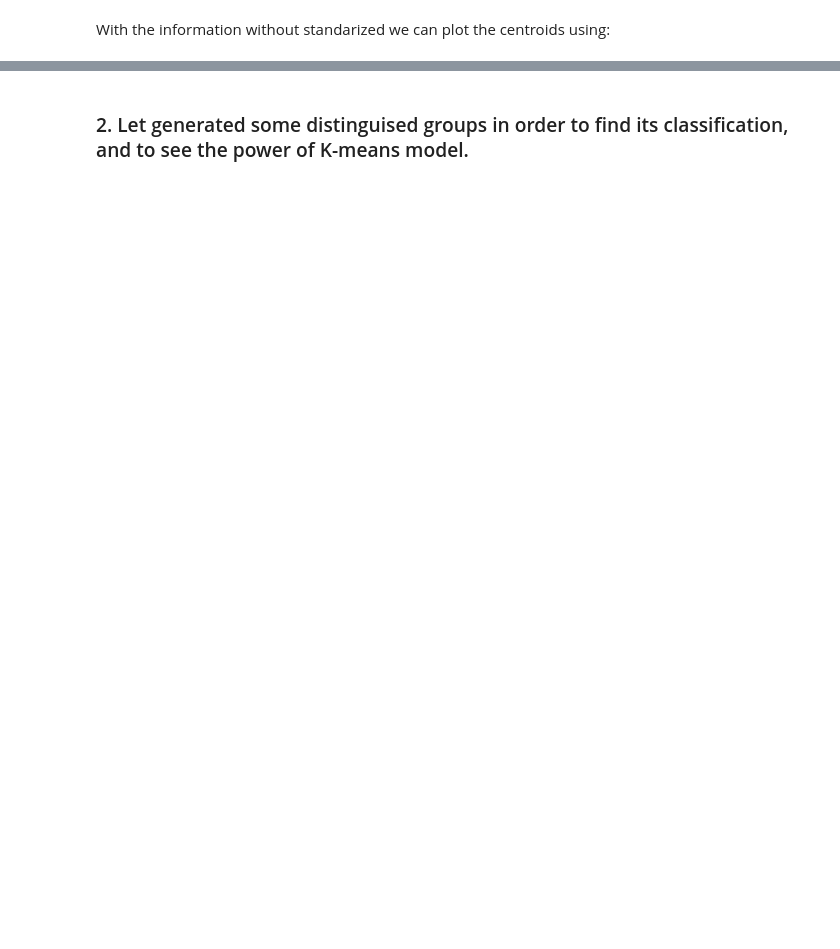
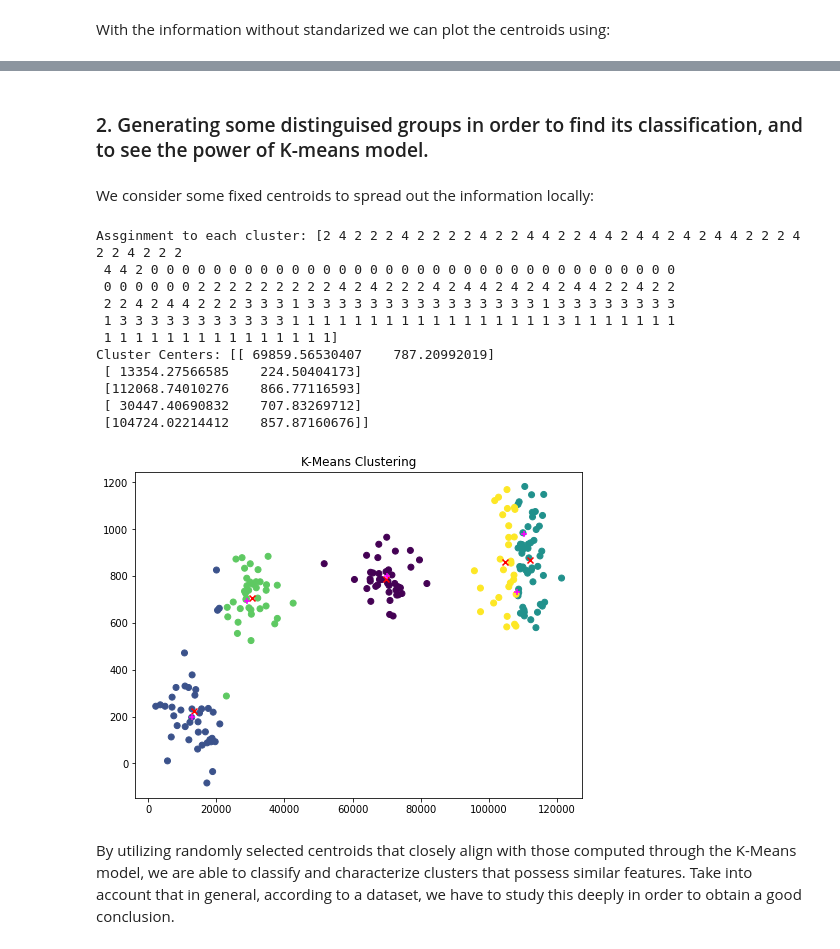
Before and after one commit to ajrianop/Machine-Learning-Notebooks, a Jupyter notebook: 03_KMeans.ipynb, the cells around one changed output, grey strips where cells are left out. Drawn from its saved outputs; the diff is of its cells as text; code cells hidden in the pictures; blank space fills up the shorter version.

```diff
--- a/03_KMeans.ipynb
+++ b/03_KMeans.ipynb
@@ -113,2 +141,64 @@ Cluster Centers: [[282.59259259 369.        ]
 # %% [markdown]
-### 2. Let generated some distinguised groups in order to find its classification, and to see the power of K-means model.
+### 2. Generating some distinguised groups in order to find its classification, and to see the power of K-means model.
+# %% [markdown]
+We consider some fixed centroids to spread out the information locally:
+# %%
+def randomDataSet(N, k):
+  '''
+  N = Amount of data set
+  k = Number of the partition of the data set
+  If k does not divide N, the amount of data set will be less
+  '''
+  np.random.seed(6)
+  numberClusterPoints = N / k
+  dataSet = []
+  centroids = []
+  for i in range(k):
+    centroidX = np.random.uniform(10000, 120000)
+    centroidY = np.random.uniform(100, 2000)
+    centroids.append([centroidX , centroidY])
+    for j in range(int(numberClusterPoints)):
+      dataSet.append([np.random.normal(centroidX, 5000), np.random.normal(centroidY, 100)])
+  centroids= np.array(centroids)
+  dataSet = np.array(dataSet)
+  return dataSet,centroids
+# %%
+#Generating the dataset
+ds=randomDataSet(200, 5)
+
+# Calling the K-Means model with 4 cluster
+model2 = KMeans(n_clusters=5)
+
+# In order to do an easy plot of the centroids we can use the data without standarized
+model2 = model2.fit(ds[0])
+
+# To each cluster is given a number, the following show how this assignment behaves.
+assigments2= model2.labels_
+print('Assginment to each cluster:', model2.labels_)
+
+# The cluster centers
+centroids2=model2.cluster_centers_
+print("Cluster Centers:", model2.cluster_centers_)
+
+# We plot the information given before:
+plt.figure(figsize=(8, 6))
+plt.scatter(ds[0][:,0], ds[0][:,1], c=model2.labels_.astype(float))
+plt.scatter(model2.cluster_centers_[:,0], model2.cluster_centers_[:,1], marker='x', c='red')
+plt.scatter(ds[1][:,0], ds[1][:,1], marker='+', c='magenta')
+plt.title('K-Means Clustering')
+plt.show()
+# %% [output]
+Assginment to each cluster: [2 4 2 2 2 4 2 2 2 2 4 2 2 4 4 2 2 4 4 2 4 4 2 4 2 4 4 2 2 2 4 2 2 4 2 2 2
+ 4 4 2 0 0 0 0 0 0 0 0 0 0 0 0 0 0 0 0 0 0 0 0 0 0 0 0 0 0 0 0 0 0 0 0 0 0
+ 0 0 0 0 0 0 2 2 2 2 2 2 2 2 2 4 2 4 2 2 2 4 2 4 4 2 4 2 4 2 4 4 2 2 4 2 2
+ 2 2 4 2 4 4 2 2 2 3 3 3 1 3 3 3 3 3 3 3 3 3 3 3 3 3 3 3 1 3 3 3 3 3 3 3 3
+ 1 3 3 3 3 3 3 3 3 3 3 3 1 1 1 1 1 1 1 1 1 1 1 1 1 1 1 1 1 3 1 1 1 1 1 1 1
+ 1 1 1 1 1 1 1 1 1 1 1 1 1 1 1]
+Cluster Centers: [[ 69859.56530407    787.20992019]
+ [ 13354.27566585    224.50404173]
+ [112068.74010276    866.77116593]
+ [ 30447.40690832    707.83269712]
+ [104724.02214412    857.87160676]]
+[figure, added]
+# %% [markdown]
+By utilizing randomly selected centroids that closely align with those computed through the K-Means model, we are able to classify and characterize clusters that possess similar features. Take into account that in general, according to a dataset, we have to study this deeply in order to obtain a good conclusion.
```
Also changed, not shown: parts of 5 cells of this notebook.
